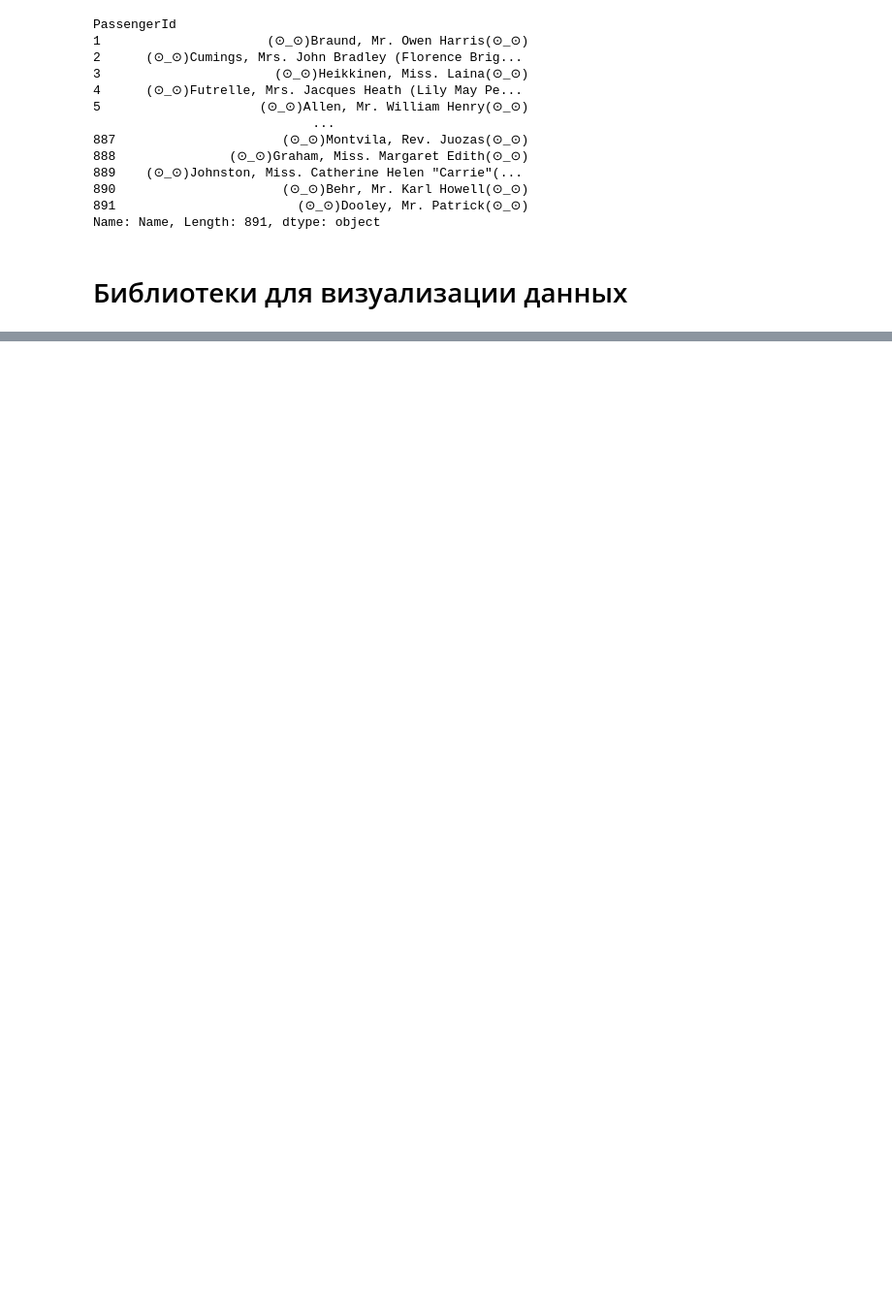
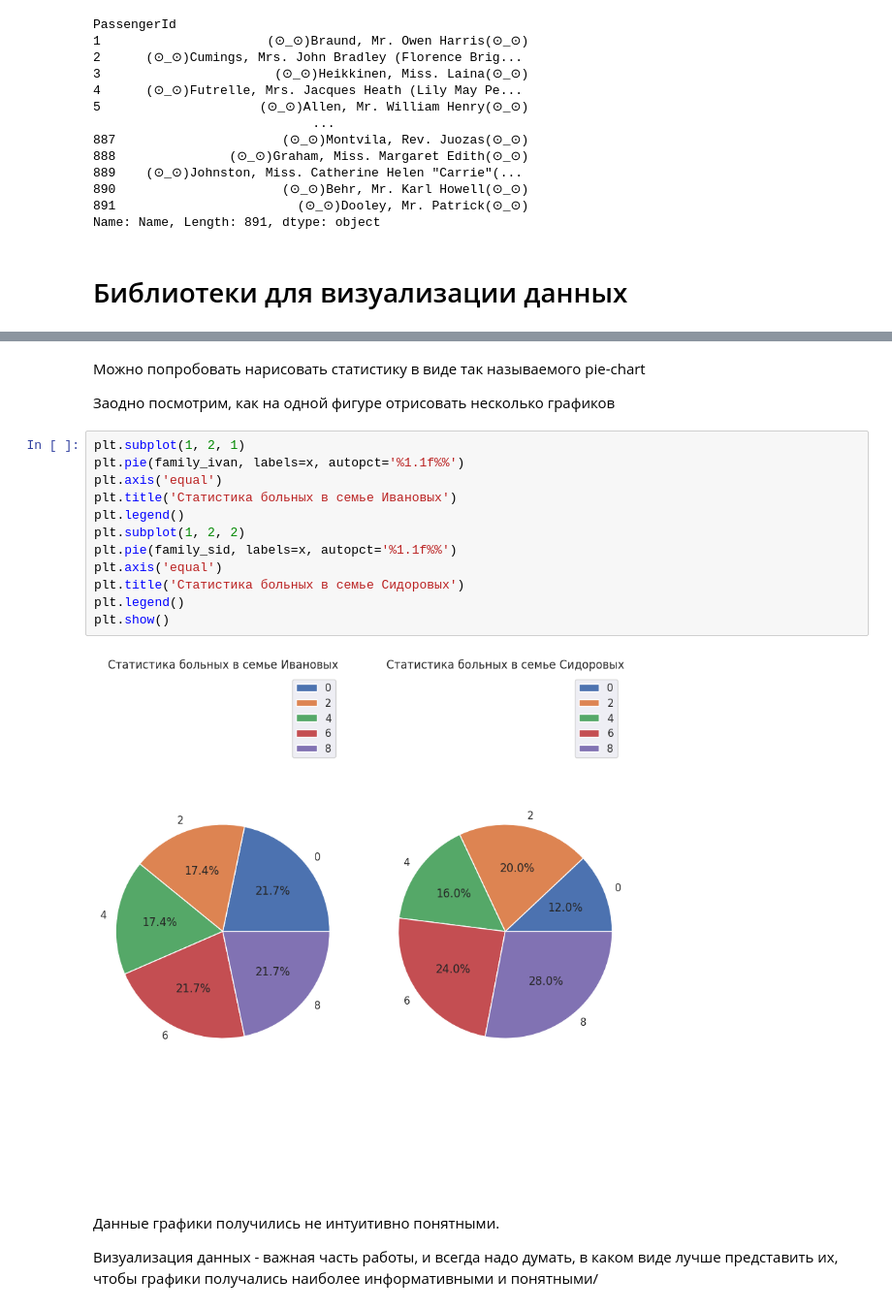
Before and after one commit to kirilltobola/perseus, a Jupyter notebook: 1.libraries/seminar_1.ipynb, the cells around one changed output, grey strips where cells are left out. Shown at 97% size. Saved outputs shown, nothing was run; the diff lists cells and outputs as text; blank space fills up the shorter version.

```diff
--- a/1.libraries/seminar_1.ipynb
+++ b/1.libraries/seminar_1.ipynb
@@ -746,0 +829,22 @@ https://mlcourse.ai/book/topic02/topic02_visual_data_analysis.html
+# %% [markdown]
+Можно попробовать нарисовать статистику в виде так называемого pie-chart
+
+Заодно посмотрим, как на одной фигуре отрисовать несколько графиков
+# %%
+plt.subplot(1, 2, 1)
+plt.pie(family_ivan, labels=x, autopct='%1.1f%%')
+plt.axis('equal')
+plt.title('Статистика больных в семье Ивановых')
+plt.legend()
+plt.subplot(1, 2, 2)
+plt.pie(family_sid, labels=x, autopct='%1.1f%%')
+plt.axis('equal')
+plt.title('Статистика больных в семье Сидоровых')
+plt.legend()
+plt.show()
+# %% [output]
+[figure, added]
+# %% [markdown]
+Данные графики получились не интуитивно понятными.
+
+Визуализация данных - важная часть работы, и всегда надо думать, в каком виде лучше представить их, чтобы графики получались наиболее информативными и понятными/
```
Also changed, not shown: parts of 36 cells of this notebook, 10 other files.
